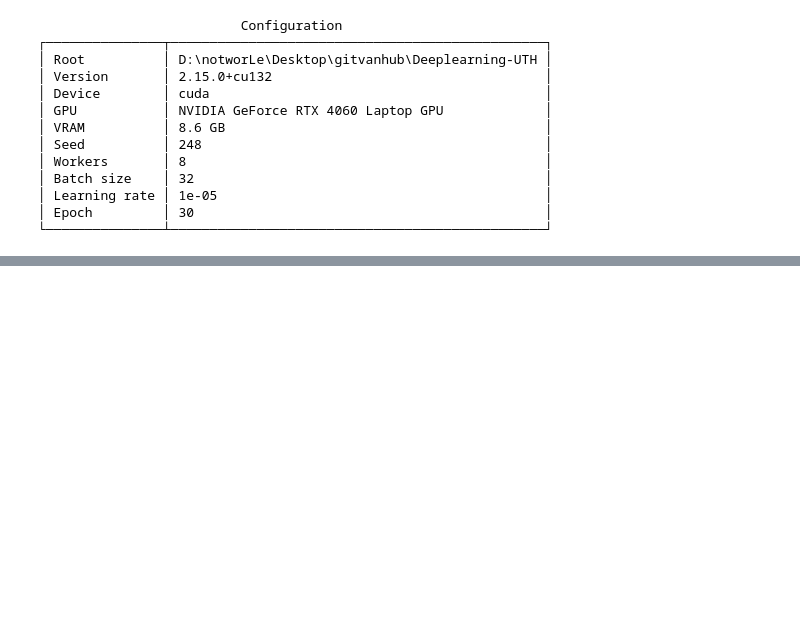
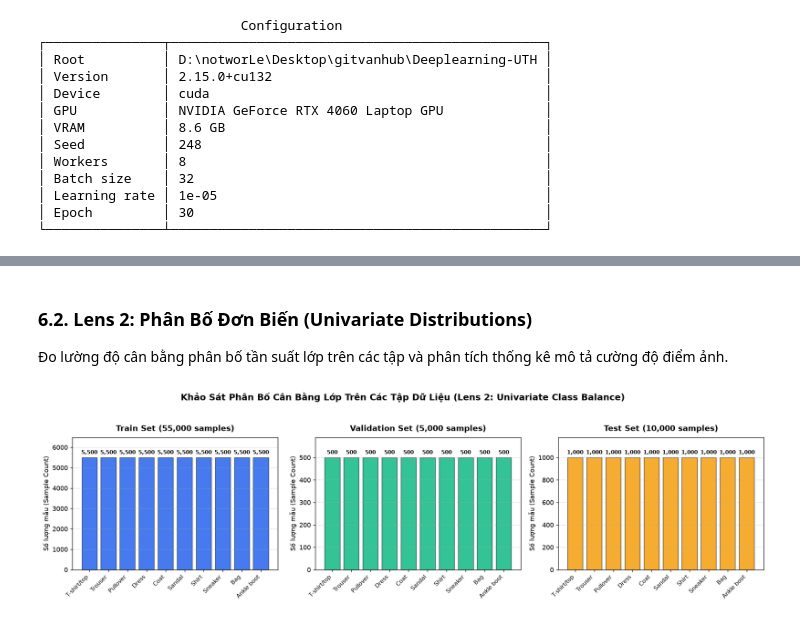
Before and after one commit to notworLe/Deeplearning-UTH, a Jupyter notebook: labs/lab1/vibe/01_dataset.ipynb, the cells around one changed output, grey strips where cells are left out. Drawn from its saved outputs; the diff is of its cells as text; code cells hidden in the pictures; blank space fills up the shorter version.

Commit message:
docs: rule agents\n Feat: xong trực quan hóa EDA lab 1

```diff
--- a/labs/lab1/vibe/01_dataset.ipynb
+++ b/labs/lab1/vibe/01_dataset.ipynb
@@ -174,0 +91,17 @@ plt.show()
+# %%
+# Tải và khởi tạo dataset thô (dữ liệu pixel gốc 0-255)
+raw_train = FashionMNIST(root=config.DATA_PATH, train=True, download=False)
+raw_test  = FashionMNIST(root=config.DATA_PATH, train=False, download=False)
+
+print(f"Số lượng mẫu Train thô : {len(raw_train):,}")
+print(f"Số lượng mẫu Test thô  : {len(raw_test):,}")
+print(f"Kích thước ảnh mẫu      : {raw_train.data[0].shape} (Chiều cao H x Chiều rộng W)")
+print(f"Kiểu dữ liệu gốc        : {raw_train.data.dtype}")
+print(f"Danh sách 10 nhãn lớp   : {eda_helpers.FASHION_CLASSES}")
+
+# Xác thực mã băm SHA-256 bảo đảm tính bất biến của tệp thô
+raw_dir = config.DATA_PATH / "FashionMNIST" / "raw"
+print("\n--- XÁC THỰC DATA LINEAGE & CHECKSUM (SHA-256) ---")
+for f in sorted(raw_dir.glob("*-ubyte*")):
+    checksum = eda_helpers.calculate_file_sha256(f)
+    print(f"{f.name:<30} : {checksum[:20]}...")
@@ -174,0 +174,18 @@ plt.show()
+# %%
+# Phân tầng tập Train 60k thành 55k Train và 5k Validation
+train_indices, val_indices = eda_helpers.stratified_split_indices(
+    raw_train.targets.numpy(),
+    train_size=55000,
+    val_size=5000,
+    seed=config.SEED
+)
+
+train_dataset = Subset(raw_train, train_indices)
+val_dataset   = Subset(raw_train, val_indices)
+test_dataset  = raw_test
+
+print("PHÂN CHIA TẬP THỰC NGHIỆM THÀNH CÔNG:")
+print(f"- Train Set      : {len(train_dataset):,} mẫu")
+print(f"- Validation Set : {len(val_dataset):,} mẫu")
+print(f"- Test Set       : {len(test_dataset):,} mẫu")
+print(f"- Tổng cộng      : {len(train_dataset) + len(val_dataset) + len(test_dataset):,} mẫu")
@@ -174,0 +234,15 @@ plt.show()
+# %% [markdown]
+### 6.2. Lens 2: Phân Bố Đơn Biến (Univariate Distributions)
+
+Đo lường độ cân bằng phân bố tần suất lớp trên các tập và phân tích thống kê mô tả cường độ điểm ảnh.
+# %%
+# Thu thập nhãn của 3 tập thực nghiệm
+train_targets_arr = raw_train.targets[train_indices].numpy()
+val_targets_arr   = raw_train.targets[val_indices].numpy()
+test_targets_arr  = raw_test.targets.numpy()
+
+# Trực quan hóa đối chiếu phân bố lớp
+fig_balance = eda_helpers.plot_class_balance(train_targets_arr, val_targets_arr, test_targets_arr)
+plt.show()
+# %% [output]
+[figure, added]
```
Also changed, not shown: parts of 30 cells of this notebook, 18 other files.
